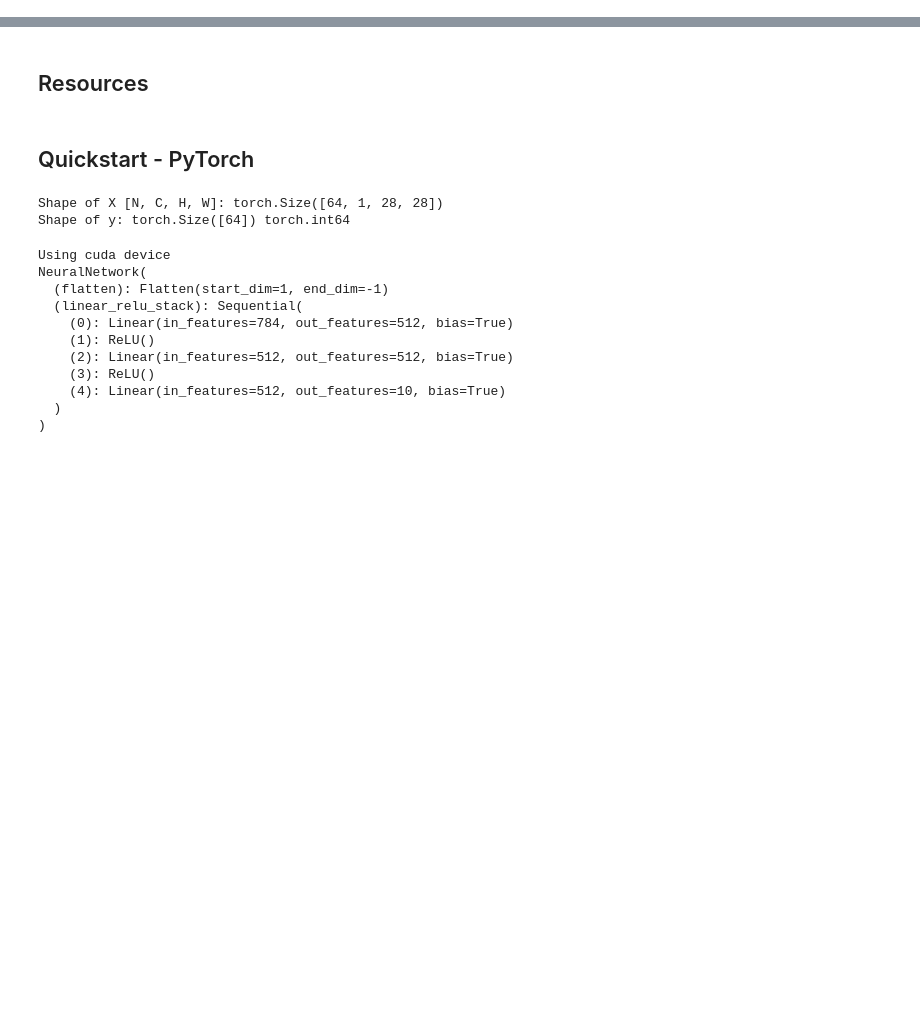
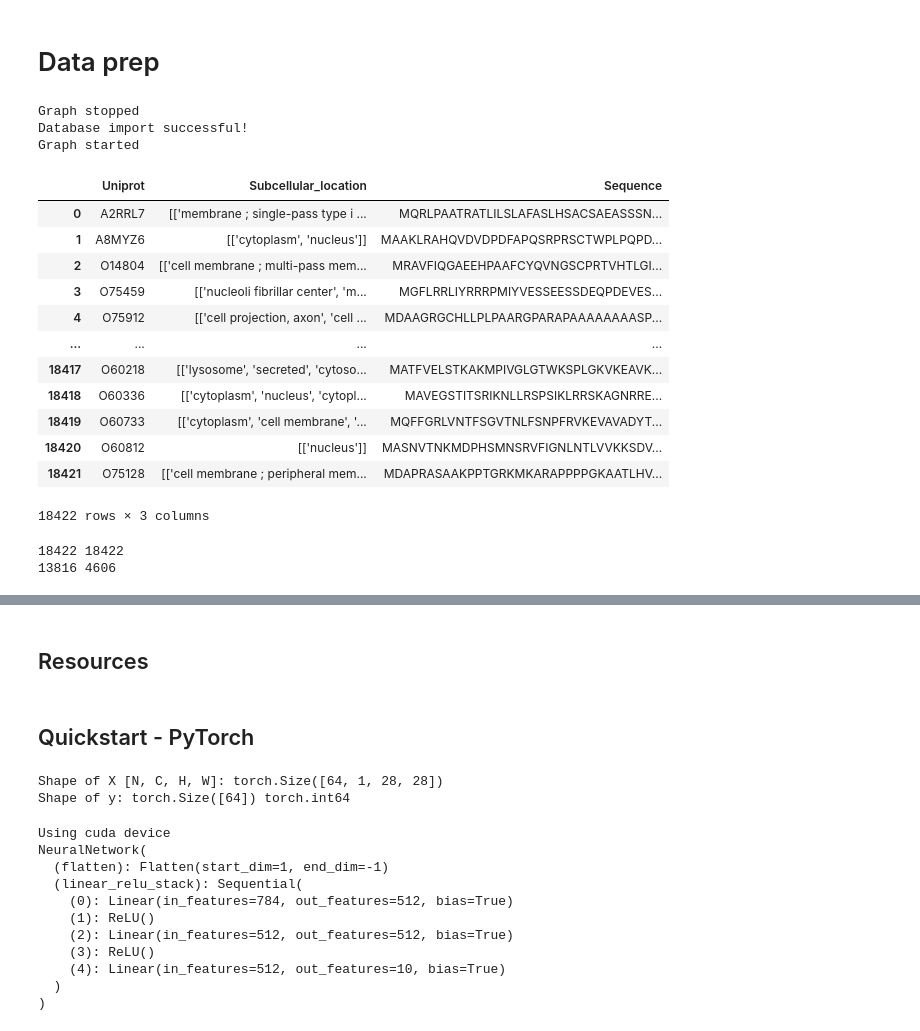
Before and after one commit to LouieHenderson/rare_disease_analysis, a Jupyter notebook: notebooks/pytorch_tinkering.ipynb, the cells around one changed output, grey strips where cells are left out. Saved outputs shown, nothing was run; the diff lists cells and outputs as text; code cells hidden in the pictures; blank space fills up the shorter version.

```diff
--- a/notebooks/pytorch_tinkering.ipynb
+++ b/notebooks/pytorch_tinkering.ipynb
@@ -10,3 +10,5 @@ import os
 # %%
 #Data path
 datadir = os.path.abspath("../../Data/")
+# %% [markdown]
+# Data prep
@@ -12,0 +22,32 @@ datadir = os.path.abspath("../../Data/")
+# %%
+#Start graph
+startGraph("./pass_ent.txt", "./Results/")
+
+#Submit query, retrieve sequences
+uri = "bolt://localhost:7687"
+driver = GraphDatabase.driver(uri)
+query_1 = [f'match (p:Protein)\n \
+            where not p.subcellular_location contains "[]" \
+            return p.uniprot as Uniprot, p.subcellular_location as Subcellular_location, p.seq as Sequence']
+results_1 = run_query(query_1[0], driver)
+display(results_1)
+
+#Close connection
+driver.close()
+# %% [output]
+Graph stopped
+Database import successful!
+Graph started
+|  | Uniprot | Subcellular_location | Sequence |
+| 0 | A2RRL7 | [['membrane ; single-pass type i ... | MQRLPAATRATLILSLAFASLHSACSAEASSSN... |
+| 1 | A8MYZ6 | [['cytoplasm', 'nucleus']] | MAAKLRAHQVDVDPDFAPQSRPRSCTWPLPQPD... |
+| 2 | O14804 | [['cell membrane ; multi-pass mem... | MRAVFIQGAEEHPAAFCYQVNGSCPRTVHTLGI... |
+| 3 | O75459 | [['nucleoli fibrillar center', 'm... | MGFLRRLIYRRRPMIYVESSEESSDEQPDEVES... |
+| 4 | O75912 | [['cell projection, axon', 'cell ... | MDAAGRGCHLLPLPAARGPARAPAAAAAAAASP... |
+| ... | ... | ... | ... |
+| 18417 | O60218 | [['lysosome', 'secreted', 'cytoso... | MATFVELSTKAKMPIVGLGTWKSPLGKVKEAVK... |
+| 18418 | O60336 | [['cytoplasm', 'nucleus', 'cytopl... | MAVEGSTITSRIKNLLRSPSIKLRRSKAGNRRE... |
+| 18419 | O60733 | [['cytoplasm', 'cell membrane', '... | MQFFGRLVNTFSGVTNLFSNPFRVKEVAVADYT... |
+| 18420 | O60812 | [['nucleus']] | MASNVTNKMDPHSMNSRVFIGNLNTLVVKKSDV... |
+| 18421 | O75128 | [['cell membrane ; peripheral mem... | MDAPRASAAKPPTGRKMKARAPPPPGKAATLHV... |
+18422 rows × 3 columns
@@ -12,0 +58,9 @@ datadir = os.path.abspath("../../Data/")
+# %%
+#Split to test + train datasets
+from sklearn.model_selection import train_test_split
+print(len(results_1["Sequence"].values), len(results_1["Uniprot"].values))
+train_sequences, test_sequences, train_labels, test_labels = train_test_split(results_1["Sequence"].values, results_1["Uniprot"].values, test_size=0.25, shuffle=True)
+print(len(train_sequences), len(test_sequences))
+# %% [output]
+18422 18422
+13816 4606
```
Also changed, not shown: parts of 15 cells of this notebook, 4 other files.
